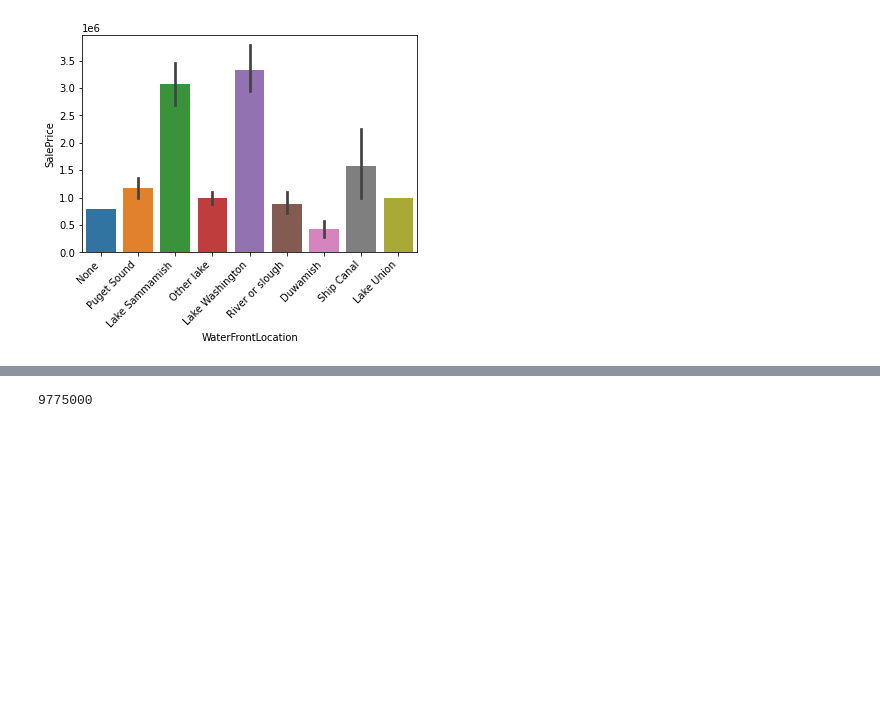
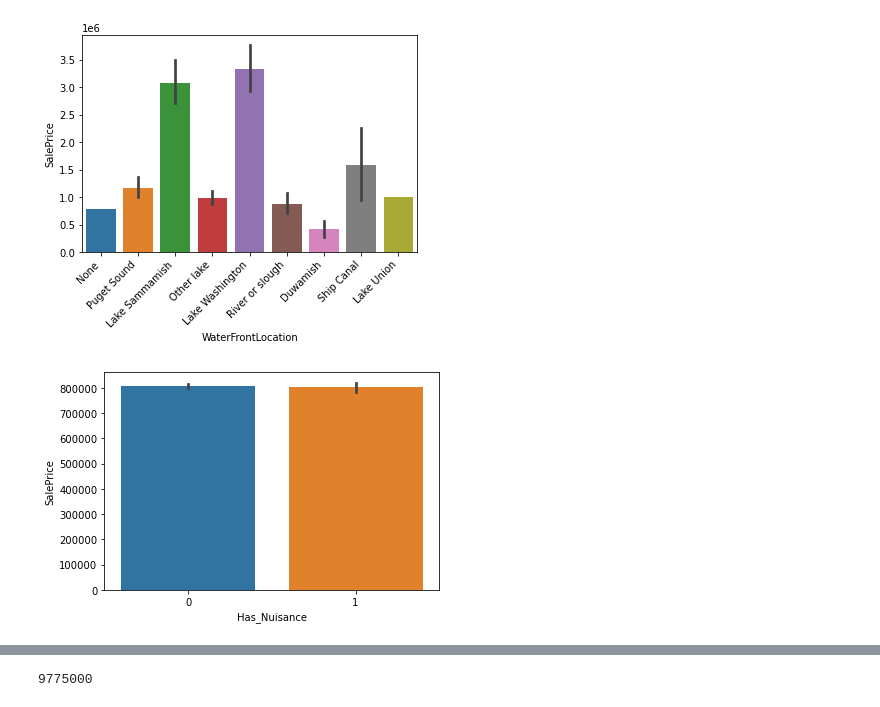
Before and after one commit to angelicacodes/phase_2_project_chicago-sf-seattle-ds-082420, a Jupyter notebook: notebooks/eda/Sindhu_EDA.ipynb, the cells around one changed output, grey strips where cells are left out. Cells and saved outputs as stored; diff of their text form; code cells hidden in the pictures; blank space fills up the shorter version.

```diff
--- a/notebooks/eda/Sindhu_EDA.ipynb
+++ b/notebooks/eda/Sindhu_EDA.ipynb
@@ -309,3 +282,7 @@ chart = sns.barplot(df2.WaterFrontLocation, df2.SalePrice)
 chart.set_xticklabels(chart.get_xticklabels(), rotation=45, horizontalalignment='right');
 # %% [output]
 [figure]
+# %%
+sns.barplot(df2['Has_Nuisance'], df2['SalePrice']);
+# %% [output]
+[figure, added]
```
Also changed, not shown: parts of 22 cells of this notebook, 1 other file.
